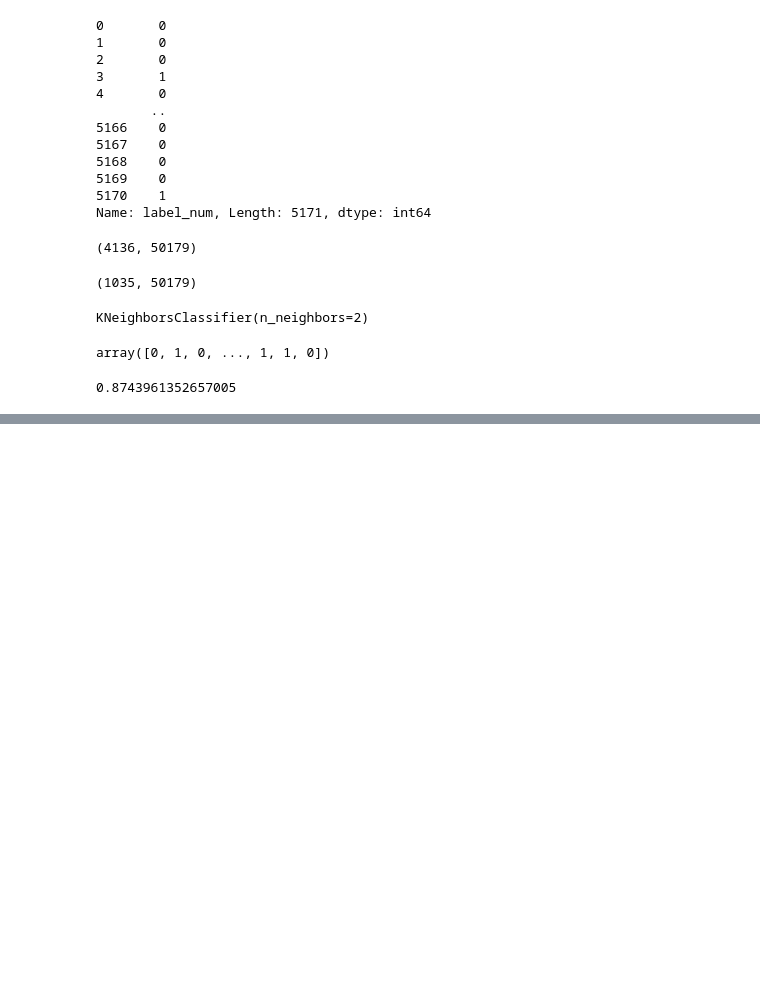
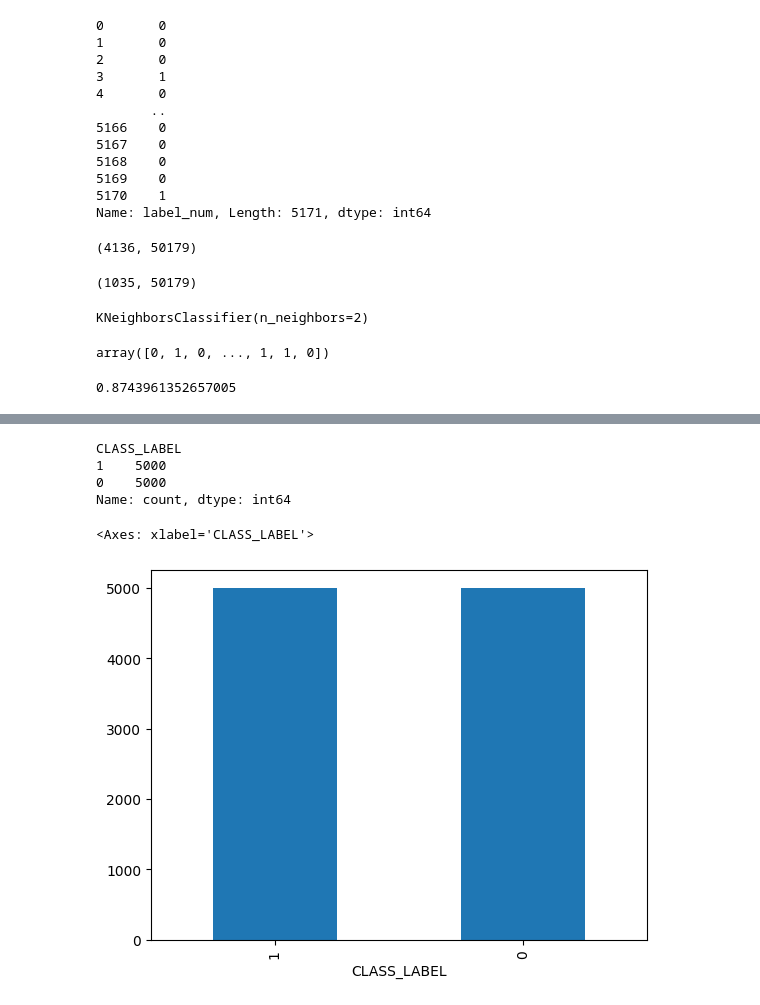
Before and after one commit to umranij/Cyber_security_AIML_Training_june2024, a Jupyter notebook: cybersecurity.ipynb, the cells around one changed output, grey strips where cells are left out. Saved outputs shown, nothing was run; the diff lists cells and outputs as text; code cells hidden in the pictures; blank space fills up the shorter version.

```diff
--- a/cybersecurity.ipynb
+++ b/cybersecurity.ipynb
@@ -711,0 +718,6 @@ sum(y_test.values == preds)/len(preds)
+# %%
+from sklearn.model_selection import train_test_split
+
+data = pd.read_csv("https://raw.githubusercontent.com/vishymails/Cyber_security_AIML_june2024/main/Phishing_Legitimate_full.csv")
+
+data.head()
@@ -711,0 +791,4 @@ sum(y_test.values == preds)/len(preds)
+# %%
+data.drop("id", axis=1, inplace=True)
+
+data.head()
@@ -711,0 +803,12 @@ sum(y_test.values == preds)/len(preds)
+# %%
+data['CLASS_LABEL'].value_counts()
+# %% [output]
+CLASS_LABEL
+1    5000
+0    5000
+Name: count, dtype: int64
+# %%
+data['CLASS_LABEL'].value_counts().plot(kind='bar')
+# %% [output]
+<Axes: xlabel='CLASS_LABEL'>
+[figure, added]
```
Also changed, not shown: parts of 20 cells of this notebook.
